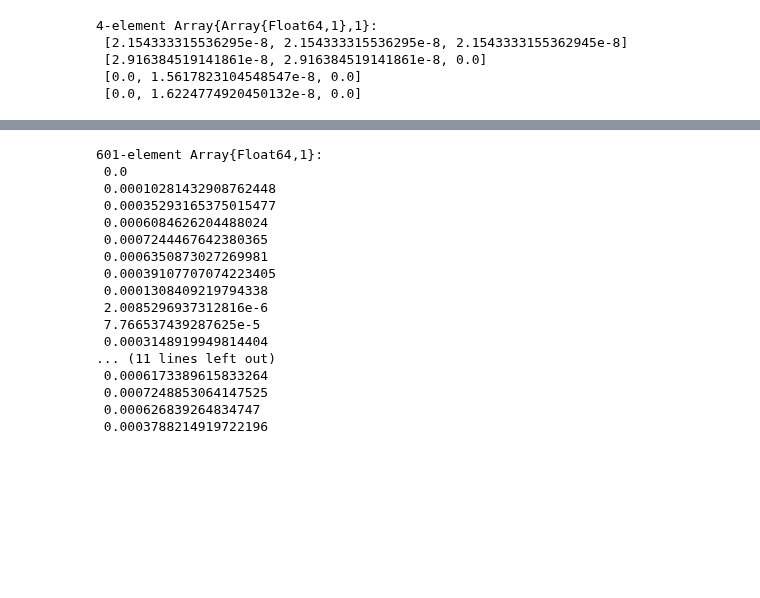
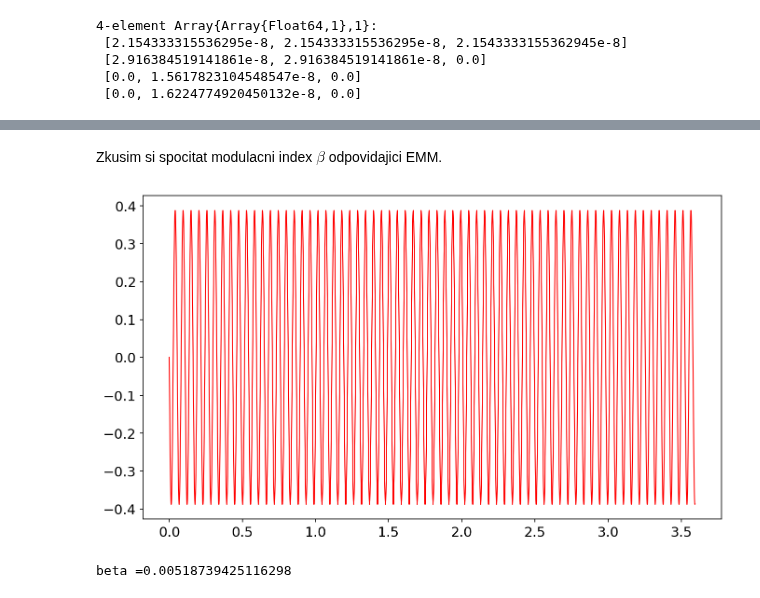
Before and after one commit to dvadlejch/Julia_vypocty_diplomka, a Jupyter notebook: ion_temperature_plots/pyplot_fig.ipynb, the cells around one changed output, grey strips where cells are left out. Drawn from its saved outputs; the diff is of its cells as text; code cells hidden in the pictures; blank space fills up the shorter version.

Commit message:
citlivost photkor
plot do diplomky

```diff
--- a/ion_temperature_plots/pyplot_fig.ipynb
+++ b/ion_temperature_plots/pyplot_fig.ipynb
@@ -127,22 +133,15 @@ plot(tspan/Per_sec[2], u_IMM[:,1], linewidth=2.0, color="red")
 1-element Array{PyObject,1}:
  PyObject <matplotlib.lines.Line2D object at 0x...>
-# %%
-T_kin_EMM
-# %% [output]
-601-element Array{Float64,1}:
- 0.0
- 0.00010281432908762448
- 0.00035293165375015477
- 0.0006084626204488024
- 0.0007244467642380365
- 0.0006350873027269981
- 0.00039107707074223405
- 0.0001308409219794338
- 2.0085296937312816e-6
- 7.766537439287625e-5
- 0.0003148919949814404
-... (11 lines left out)
- 0.0006173389615833264
- 0.0007248853064147525
- 0.000626839264834747
- 0.0003788214919722196
+# %% [markdown]
+Zkusim si spocitat modulacni index $\beta$ odpovidajici EMM.
+# %%
+figure(figsize=(sizex/my_dpi, sizey/my_dpi), dpi=my_dpi)
+
+plot(tspan/Per_sec[2], u_EMM[:,2], linewidth=1.0, color="red")
+
+vy_amp = (maximum(u_EMM[:,2]) - minimum(u_EMM[:,2])) * 0.5
+beta = 2*pi/397e-9 * vy_amp / (2*pi*Ω)
+print("beta =", beta)
+# %% [output]
+[figure, added]
+beta =0.00518739425116298
```
Also changed, not shown: parts of 4 cells of this notebook, 3 other files.
